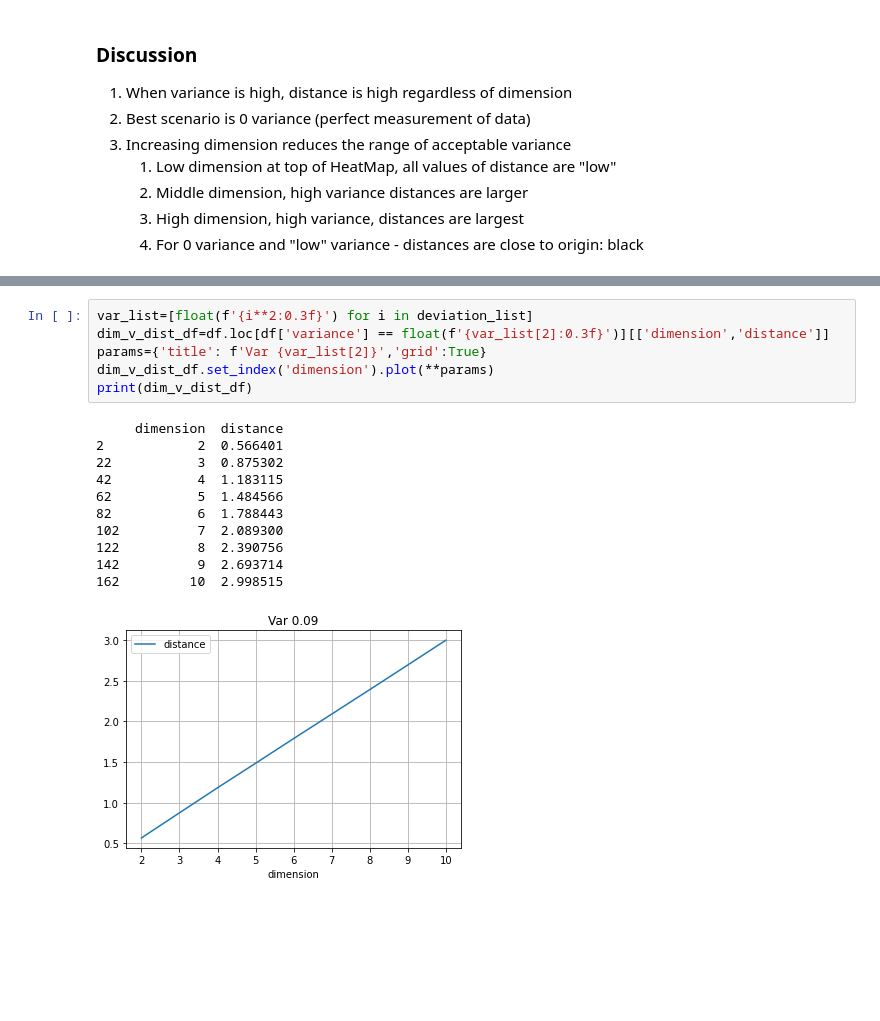
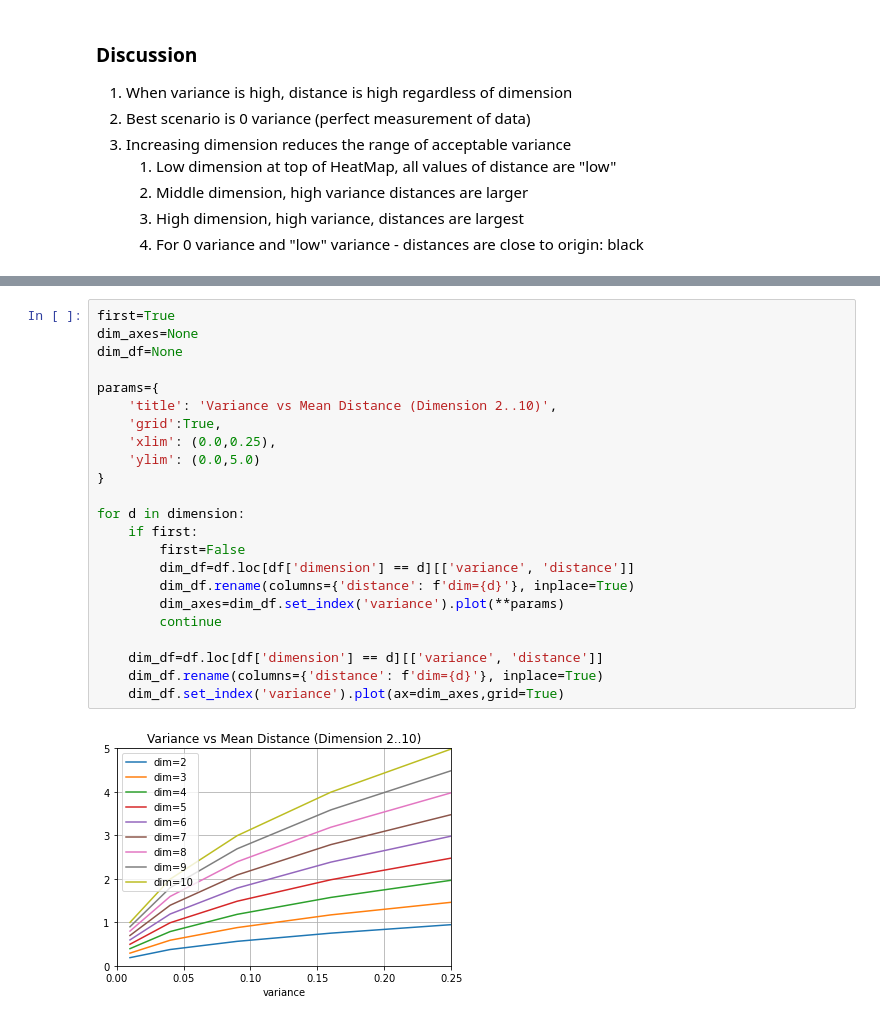
Before and after one commit to digital-tenebrist/udel-math-637, a Jupyter notebook: exercise_1/problem_1.ipynb, the cells around one changed output, grey strips where cells are left out. Saved outputs shown, nothing was run; the diff lists cells and outputs as text; blank space fills up the shorter version.

Commit message:
Final work on first two problems

```diff
--- a/exercise_1/problem_1.ipynb
+++ b/exercise_1/problem_1.ipynb
@@ -98,18 +104,25 @@ First meeting with Dr. Giusti.  Pointers for this problem
-# %%
-var_list=[float(f'{i**2:0.3f}') for i in deviation_list]
-dim_v_dist_df=df.loc[df['variance'] == float(f'{var_list[2]:0.3f}')][['dimension','distance']]
-params={'title': f'Var {var_list[2]}','grid':True}
-dim_v_dist_df.set_index('dimension').plot(**params)
-print(dim_v_dist_df)
-# %% [output]
-     dimension  distance
-2            2  0.566401
-22           3  0.875302
-42           4  1.183115
-62           5  1.484566
-82           6  1.788443
-102          7  2.089300
-122          8  2.390756
-142          9  2.693714
-162         10  2.998515
-[figure, removed]
+# %%
+first=True
+dim_axes=None
+dim_df=None
+
+params={
+    'title': 'Variance vs Mean Distance (Dimension 2..10)',
+    'grid':True,
+    'xlim': (0.0,0.25),
+    'ylim': (0.0,5.0)
+}
+
+for d in dimension:
+    if first:
+        first=False
+        dim_df=df.loc[df['dimension'] == d][['variance', 'distance']]
+        dim_df.rename(columns={'distance': f'dim={d}'}, inplace=True)
+        dim_axes=dim_df.set_index('variance').plot(**params)
+        continue
+
+    dim_df=df.loc[df['dimension'] == d][['variance', 'distance']]
+    dim_df.rename(columns={'distance': f'dim={d}'}, inplace=True)
+    dim_df.set_index('variance').plot(ax=dim_axes,grid=True)
+# %% [output]
+[figure, added]
```
Also changed, not shown: parts of 3 cells of this notebook, 1 other file.
